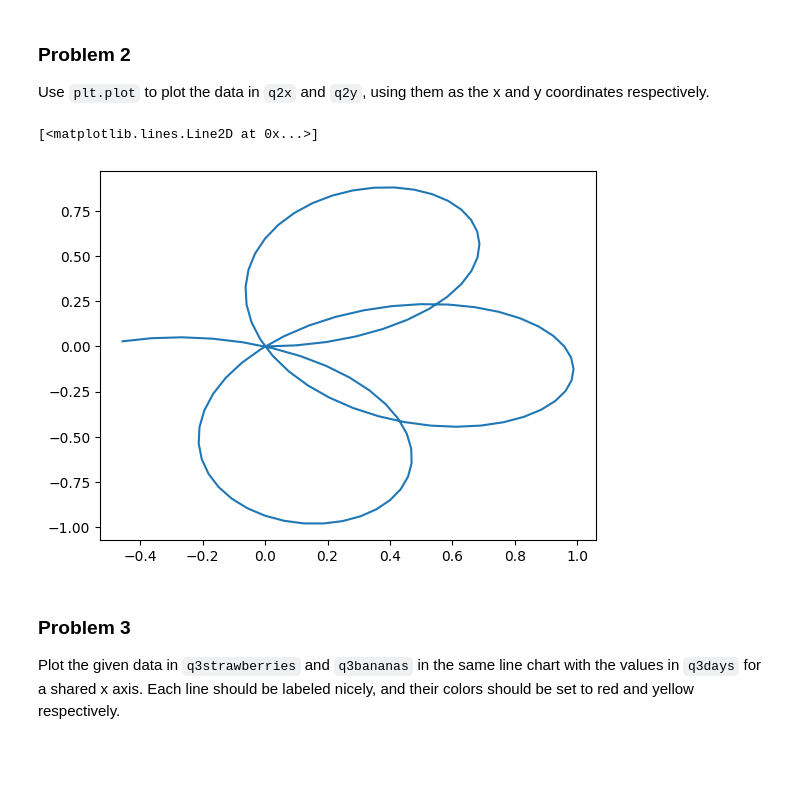
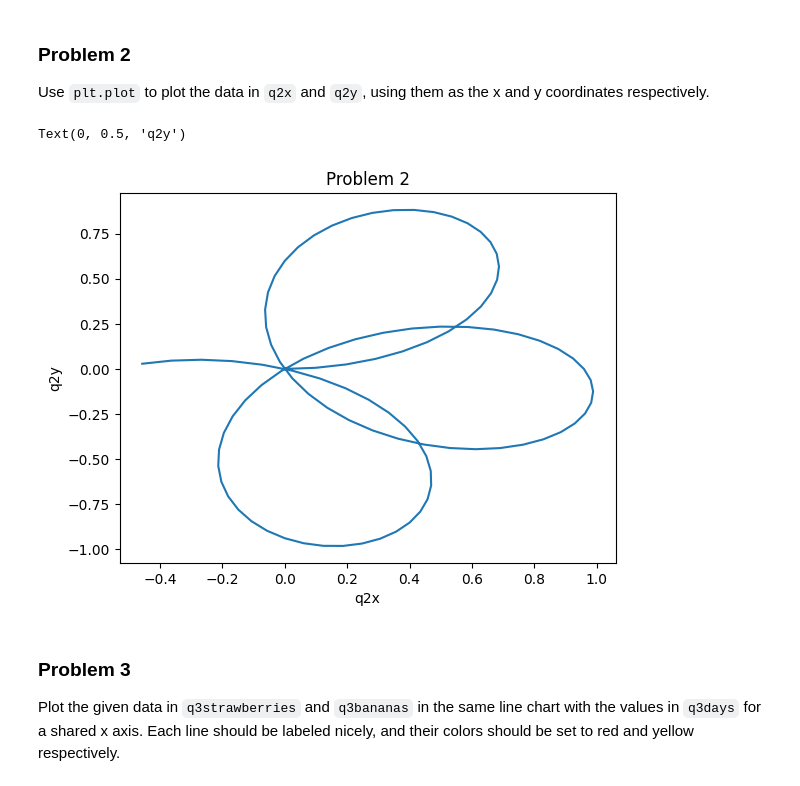
Before and after one commit to MercWithACommit/dx602-homework-05, a Jupyter notebook: homework.ipynb, the cells around one changed output. Drawn from its saved outputs; the diff is of its cells as text; code cells hidden in the pictures; blank space fills up the shorter version.

```diff
--- a/homework.ipynb
+++ b/homework.ipynb
@@ -94,10 +97,13 @@ q2y = [math.sin(i * 2 * math.pi / 100) * q2r[i] for i in range(100)]
 # %%
 # YOUR CHANGES HERE
 
 plt.plot(q2x, q2y)
+plt.title("Problem 2")
+plt.xlabel("q2x")
+plt.ylabel("q2y")
 # %% [output]
-[<matplotlib.lines.Line2D at 0x...>]
+Text(0, 0.5, 'q2y')
-[figure, old version]
+[figure, new version]
 # %% [markdown]
 ### Problem 3
 
```
Also changed, not shown: parts of 15 cells of this notebook.
